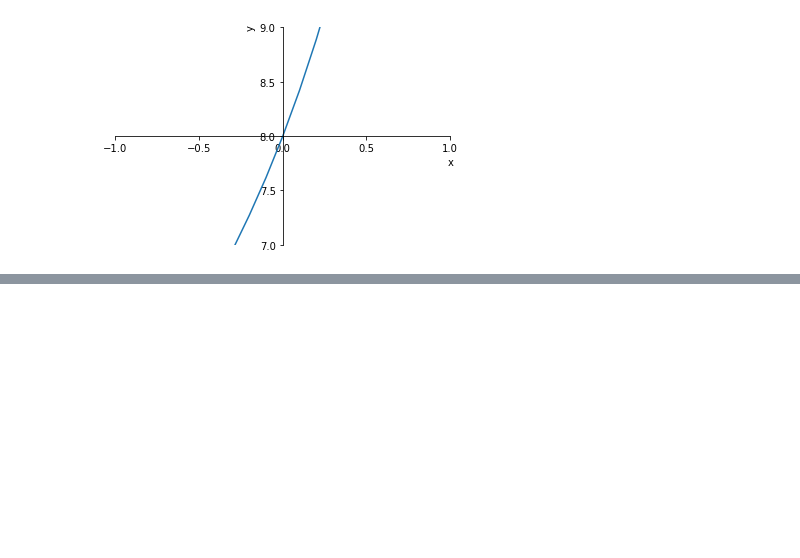
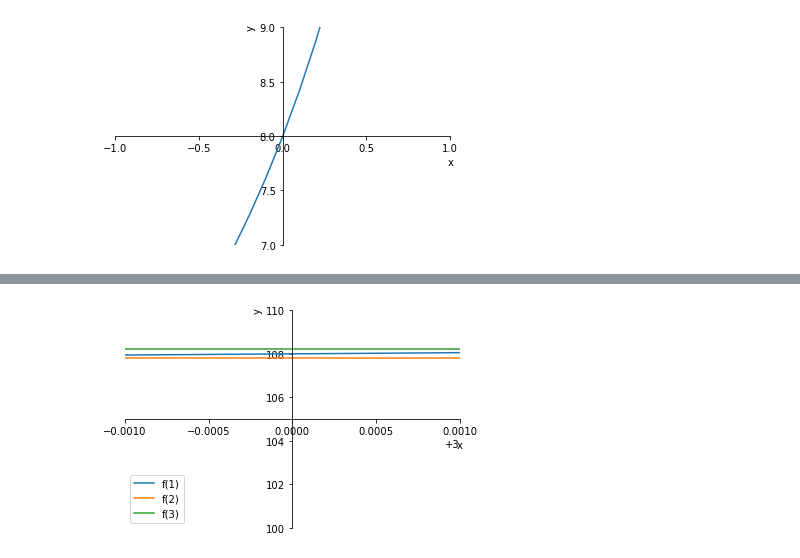
Before and after one commit to Zhurp2020/NLP-from-scratch, a Jupyter notebook: Thomas Calculus/Chapter 2 code.ipynb, the cells around one changed output, grey strips where cells are left out. Saved outputs shown, nothing was run; the diff lists cells and outputs as text; code cells hidden in the pictures; blank space fills up the shorter version.

```diff
--- a/Thomas Calculus/Chapter 2 code.ipynb
+++ b/Thomas Calculus/Chapter 2 code.ipynb
@@ -112,0 +134,10 @@ FunctionPlotter(f,3,CustomDomain=np.linspace(-1,1,21),ticks=[np.linspace(-1,1,5)
+# %%
+def f(x):
+    return (x ** 4 - 81)/(x - 3)
+def y1(x):
+    return np.array([107.8]*1001)
+def y2(x):
+    return np.array([108.2]*1001)
+FunctionPlotter([f,y1,y2],3,CustomDomain=np.linspace(2.999,3.001,1001),ticks=[np.linspace(2.999,3.001,5),np.linspace(100,110,6)],lim=[(2.999,3.001),(100,110)]).PlotMultiFunction()
+# %% [output]
+[figure, added]
```
Also changed, not shown: parts of 9 cells of this notebook, 9 other files.
